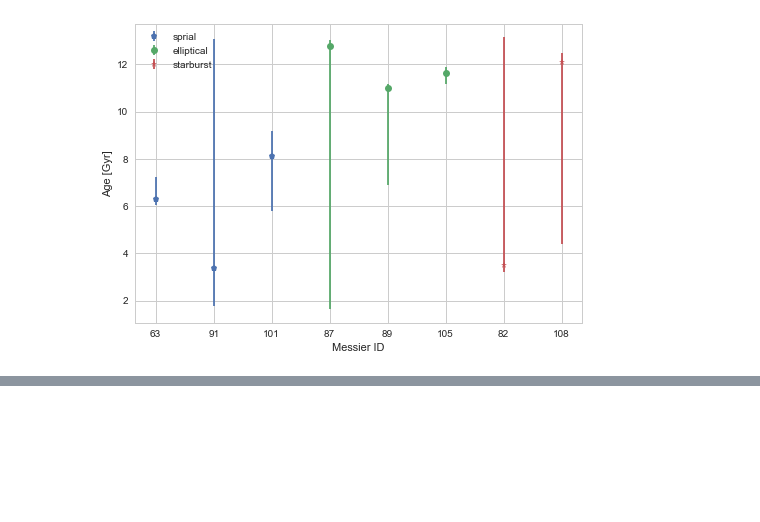
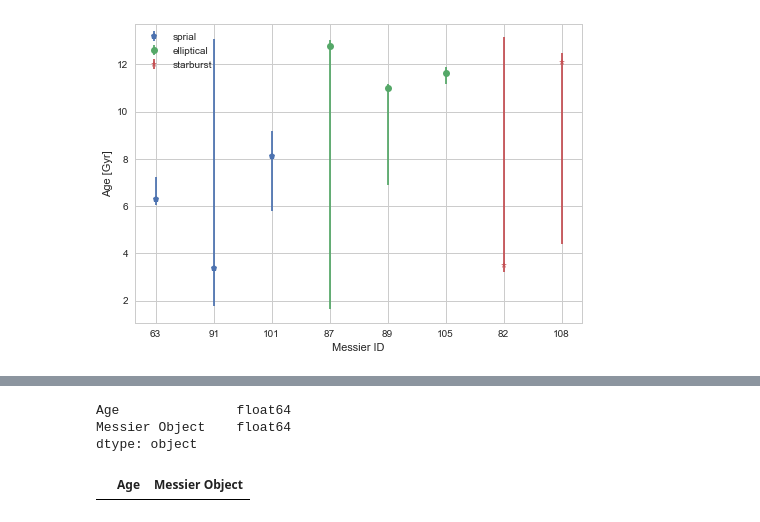
Before and after one commit to benjaminrose/MC-Age, a Jupyter notebook: figures/Consistence-Test-Messier-Objects.ipynb, the cells around one changed output, grey strips where cells are left out. Cells and saved outputs as stored; diff of their text form; code cells hidden in the pictures; blank space fills up the shorter version.

```diff
--- a/figures/Consistence-Test-Messier-Objects.ipynb
+++ b/figures/Consistence-Test-Messier-Objects.ipynb
@@ -76,0 +91,12 @@ plt.show()
+# %%
+new = pd.DataFrame(columns=['Age', 'Messier Object'], dtype=np.float64)
+#  dtype='Age':np.float64, 'Messier Object':np.str}
+new.dtypes
+# %% [output]
+Age               float64
+Messier Object    float64
+dtype: object
+# %%
+new
+# %% [output]
+|  | Age | Messier Object |
```
Also changed, not shown: parts of 11 cells of this notebook, 5 other files.
